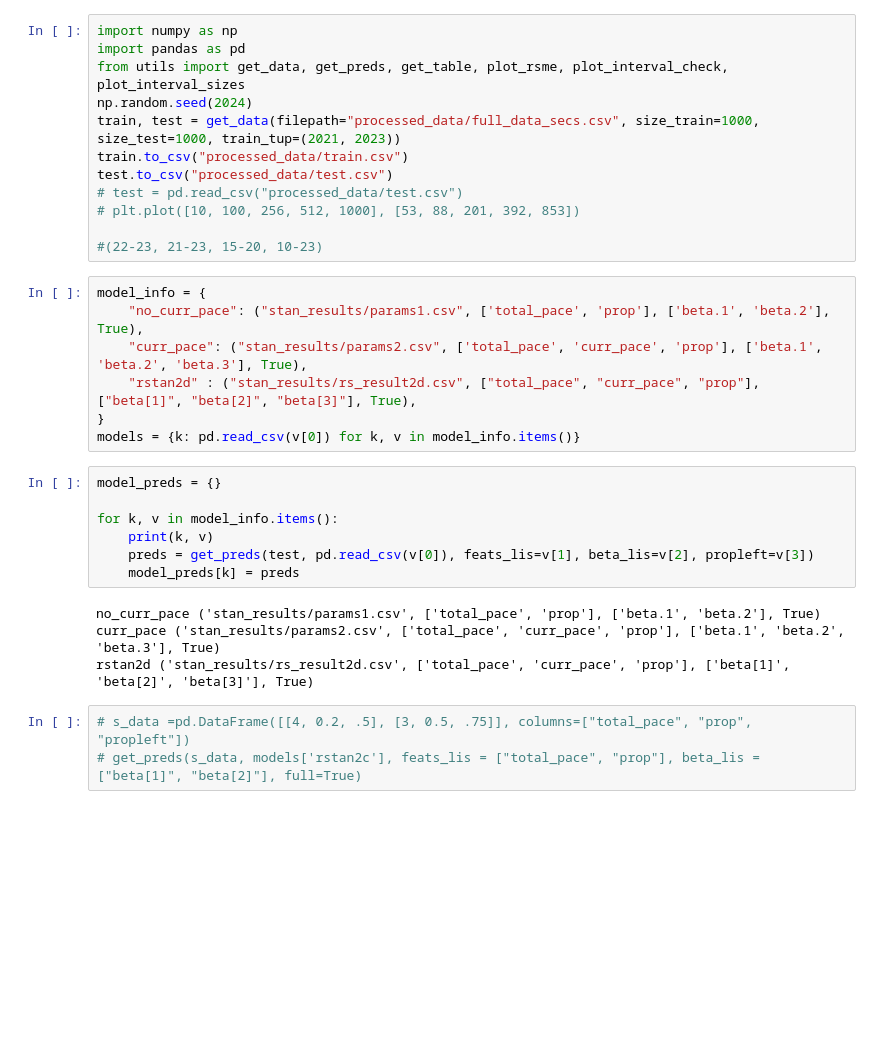
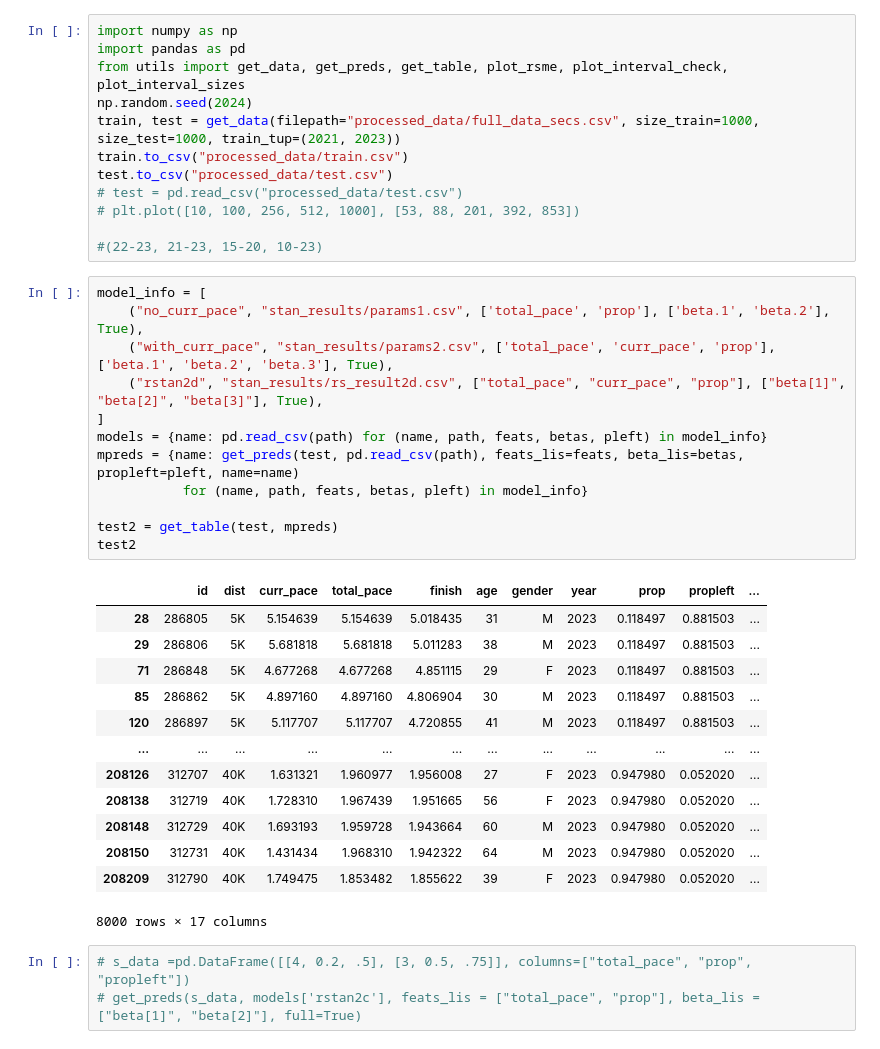
Before and after one commit to eaegerber/Marathon_Predictor, a Jupyter notebook: compare.ipynb, the cells around one changed output. Cells and saved outputs as stored; diff of their text form; blank space fills up the shorter version.

```diff
--- a/compare.ipynb
+++ b/compare.ipynb
@@ -11,23 +11,31 @@ test.to_csv("processed_data/test.csv")
 
 #(22-23, 21-23, 15-20, 10-23)
 # %%
-model_info = {
-    "no_curr_pace": ("stan_results/params1.csv", ['total_pace', 'prop'], ['beta.1', 'beta.2'], True),
-    "curr_pace": ("stan_results/params2.csv", ['total_pace', 'curr_pace', 'prop'], ['beta.1', 'beta.2', 'beta.3'], True),
-    "rstan2d" : ("stan_results/rs_result2d.csv", ["total_pace", "curr_pace", "prop"], ["beta[1]", "beta[2]", "beta[3]"], True),
-}
-models = {k: pd.read_csv(v[0]) for k, v in model_info.items()}
+model_info = [
+    ("no_curr_pace", "stan_results/params1.csv", ['total_pace', 'prop'], ['beta.1', 'beta.2'], True),
+    ("with_curr_pace", "stan_results/params2.csv", ['total_pace', 'curr_pace', 'prop'], ['beta.1', 'beta.2', 'beta.3'], True),
+    ("rstan2d", "stan_results/rs_result2d.csv", ["total_pace", "curr_pace", "prop"], ["beta[1]", "beta[2]", "beta[3]"], True),
+]
+models = {name: pd.read_csv(path) for (name, path, feats, betas, pleft) in model_info}
+mpreds = {name: get_preds(test, pd.read_csv(path), feats_lis=feats, beta_lis=betas, propleft=pleft, name=name)
+           for (name, path, feats, betas, pleft) in model_info}
+
+test2 = get_table(test, mpreds)
+test2
+# %% [output]
+|  | id | dist | curr_pace | total_pace | finish | age | gender | year | prop | propleft | ... |
+| 28 | 286805 | 5K | 5.154639 | 5.154639 | 5.018435 | 31 | M | 2023 | 0.118497 | 0.881503 | ... |
+| 29 | 286806 | 5K | 5.681818 | 5.681818 | 5.011283 | 38 | M | 2023 | 0.118497 | 0.881503 | ... |
+| 71 | 286848 | 5K | 4.677268 | 4.677268 | 4.851115 | 29 | F | 2023 | 0.118497 | 0.881503 | ... |
+| 85 | 286862 | 5K | 4.897160 | 4.897160 | 4.806904 | 30 | M | 2023 | 0.118497 | 0.881503 | ... |
+| 120 | 286897 | 5K | 5.117707 | 5.117707 | 4.720855 | 41 | M | 2023 | 0.118497 | 0.881503 | ... |
+| ... | ... | ... | ... | ... | ... | ... | ... | ... | ... | ... | ... |
+| 208126 | 312707 | 40K | 1.631321 | 1.960977 | 1.956008 | 27 | F | 2023 | 0.947980 | 0.052020 | ... |
+| 208138 | 312719 | 40K | 1.728310 | 1.967439 | 1.951665 | 56 | F | 2023 | 0.947980 | 0.052020 | ... |
+| 208148 | 312729 | 40K | 1.693193 | 1.959728 | 1.943664 | 60 | M | 2023 | 0.947980 | 0.052020 | ... |
+| 208150 | 312731 | 40K | 1.431434 | 1.968310 | 1.942322 | 64 | M | 2023 | 0.947980 | 0.052020 | ... |
+| 208209 | 312790 | 40K | 1.749475 | 1.853482 | 1.855622 | 39 | F | 2023 | 0.947980 | 0.052020 | ... |
+8000 rows × 17 columns
-# %%
-model_preds = {}
-
-for k, v in model_info.items():
-    print(k, v)
-    preds = get_preds(test, pd.read_csv(v[0]), feats_lis=v[1], beta_lis=v[2], propleft=v[3])
-    model_preds[k] = preds
-# %% [output]
-no_curr_pace ('stan_results/params1.csv', ['total_pace', 'prop'], ['beta.1', 'beta.2'], True)
-curr_pace ('stan_results/params2.csv', ['total_pace', 'curr_pace', 'prop'], ['beta.1', 'beta.2', 'beta.3'], True)
-rstan2d ('stan_results/rs_result2d.csv', ['total_pace', 'curr_pace', 'prop'], ['beta[1]', 'beta[2]', 'beta[3]'], True)
 # %%
 # s_data =pd.DataFrame([[4, 0.2, .5], [3, 0.5, .75]], columns=["total_pace", "prop", "propleft"])
 # get_preds(s_data, models['rstan2c'], feats_lis = ["total_pace", "prop"], beta_lis = ["beta[1]", "beta[2]"], full=True)
```
Also changed, not shown: parts of 12 cells of this notebook, 4 other files.
